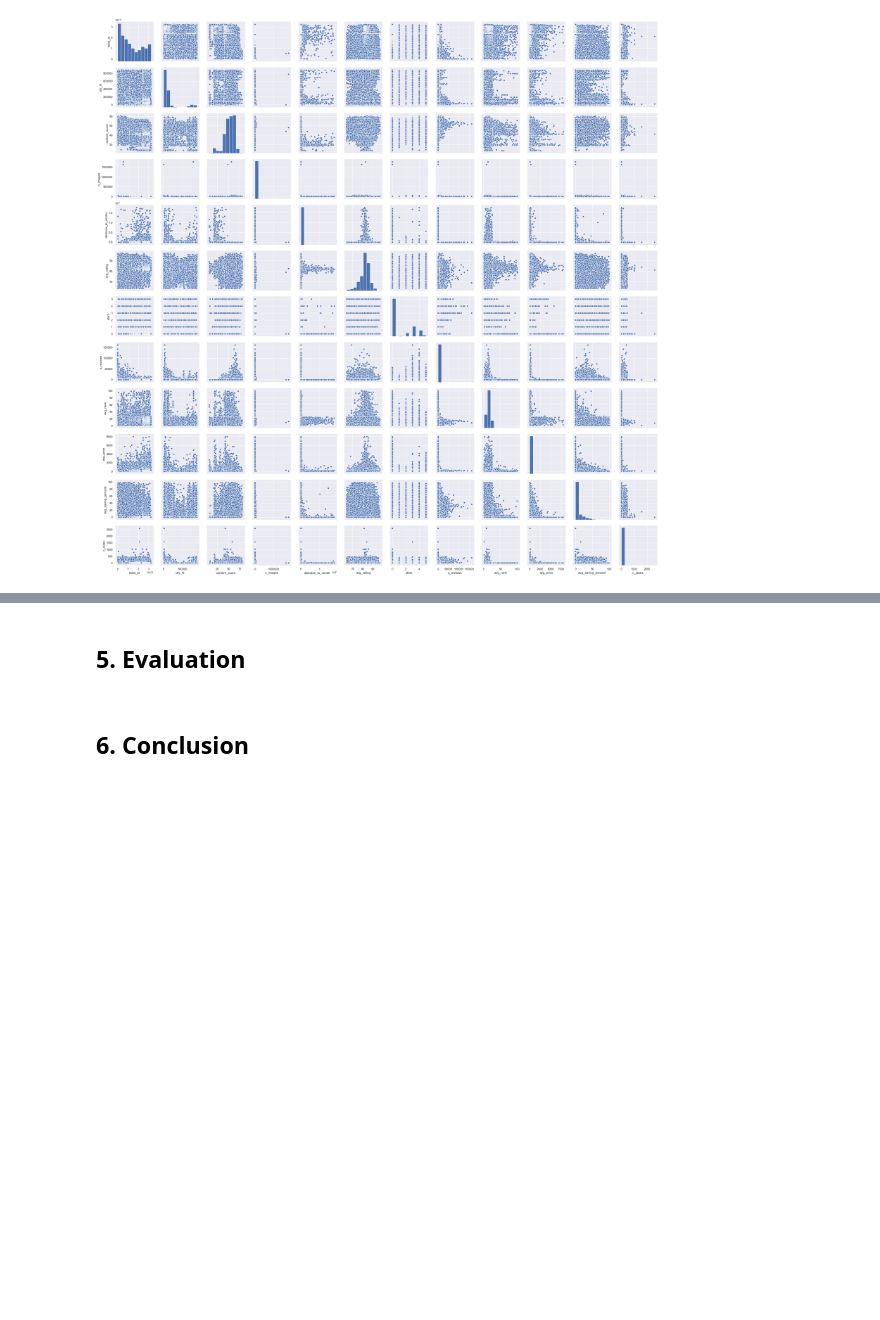
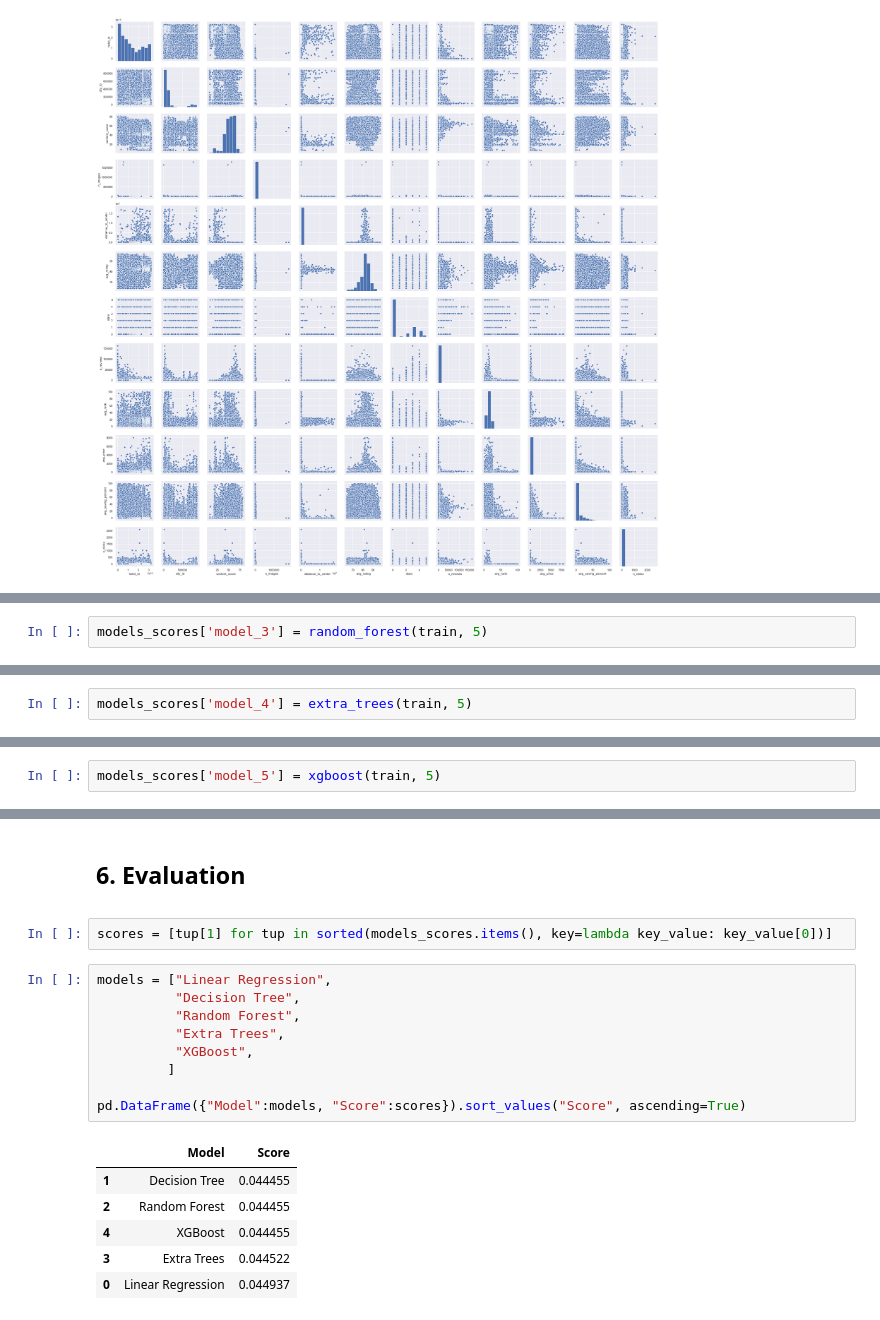
Before and after one commit to confused-pandas/trivago-predicting-clicks, a Jupyter notebook: clicks-prediction.ipynb, the cells around one changed output, grey strips where cells are left out. Drawn from its saved outputs; the diff is of its cells as text; blank space fills up the shorter version.

```diff
--- a/clicks-prediction.ipynb
+++ b/clicks-prediction.ipynb
@@ -433,0 +686,2 @@ plt.show();
+# %%
+models_scores['model_3'] = random_forest(train, 5)
@@ -433,0 +771,2 @@ plt.show();
+# %%
+models_scores['model_4'] = extra_trees(train, 5)
@@ -433,0 +845,2 @@ plt.show();
+# %%
+models_scores['model_5'] = xgboost(train, 5)
@@ -434,6 +878,21 @@ plt.show();
 # %% [markdown]
-## 5. Evaluation
+## 6. Evaluation
 <a id="eval"></a>
-# %% [markdown]
-## 6. Conclusion
-<a id="conc"></a>
+# %%
+scores = [tup[1] for tup in sorted(models_scores.items(), key=lambda key_value: key_value[0])]
+# %%
+models = ["Linear Regression",
+          "Decision Tree",
+          "Random Forest",
+          "Extra Trees",
+          "XGBoost",
+         ]
+
+pd.DataFrame({"Model":models, "Score":scores}).sort_values("Score", ascending=True)
+# %% [output]
+|  | Model | Score |
+| 1 | Decision Tree | 0.044455 |
+| 2 | Random Forest | 0.044455 |
+| 4 | XGBoost | 0.044455 |
+| 3 | Extra Trees | 0.044522 |
+| 0 | Linear Regression | 0.044937 |
```
Also changed, not shown: parts of 44 cells of this notebook.
